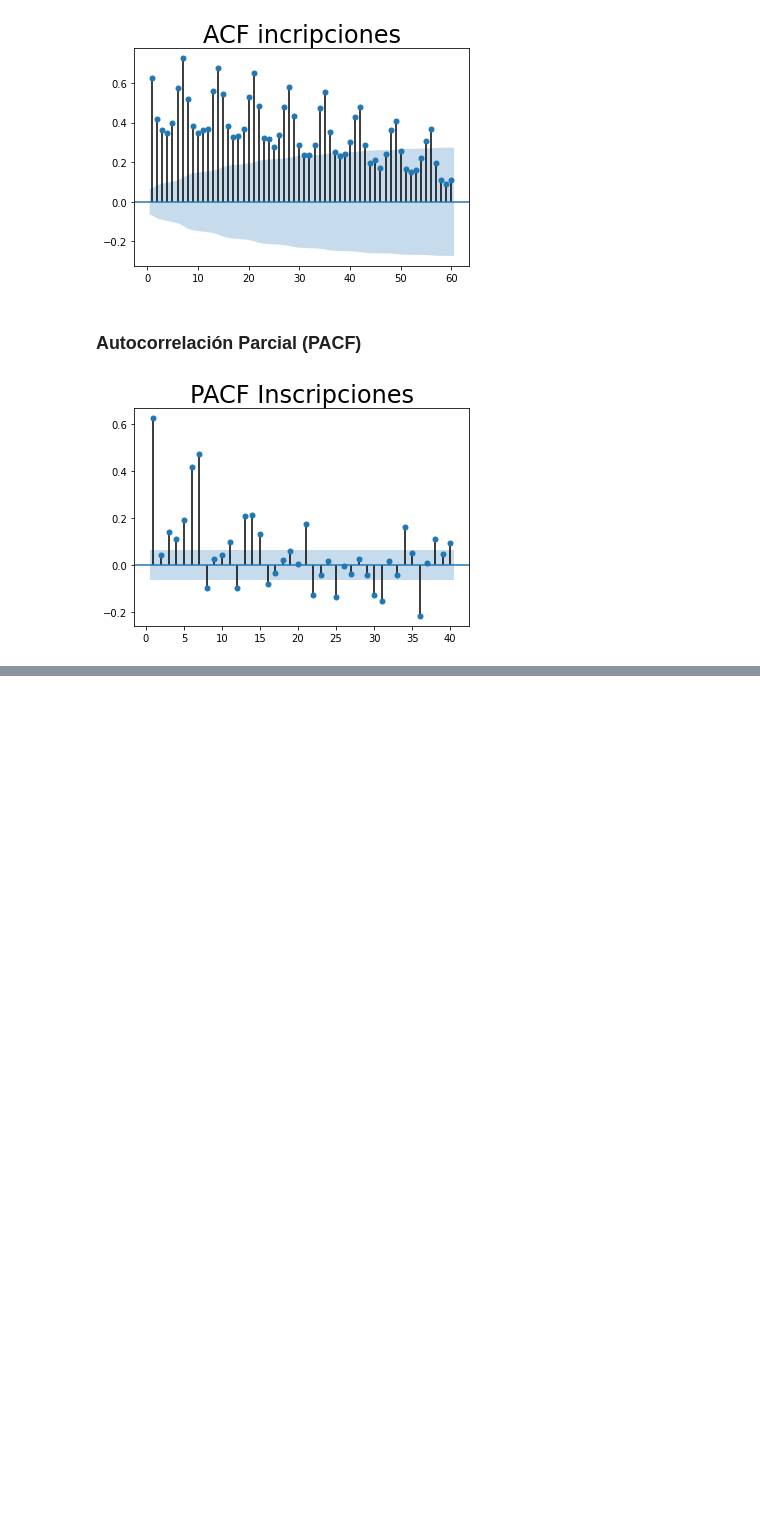
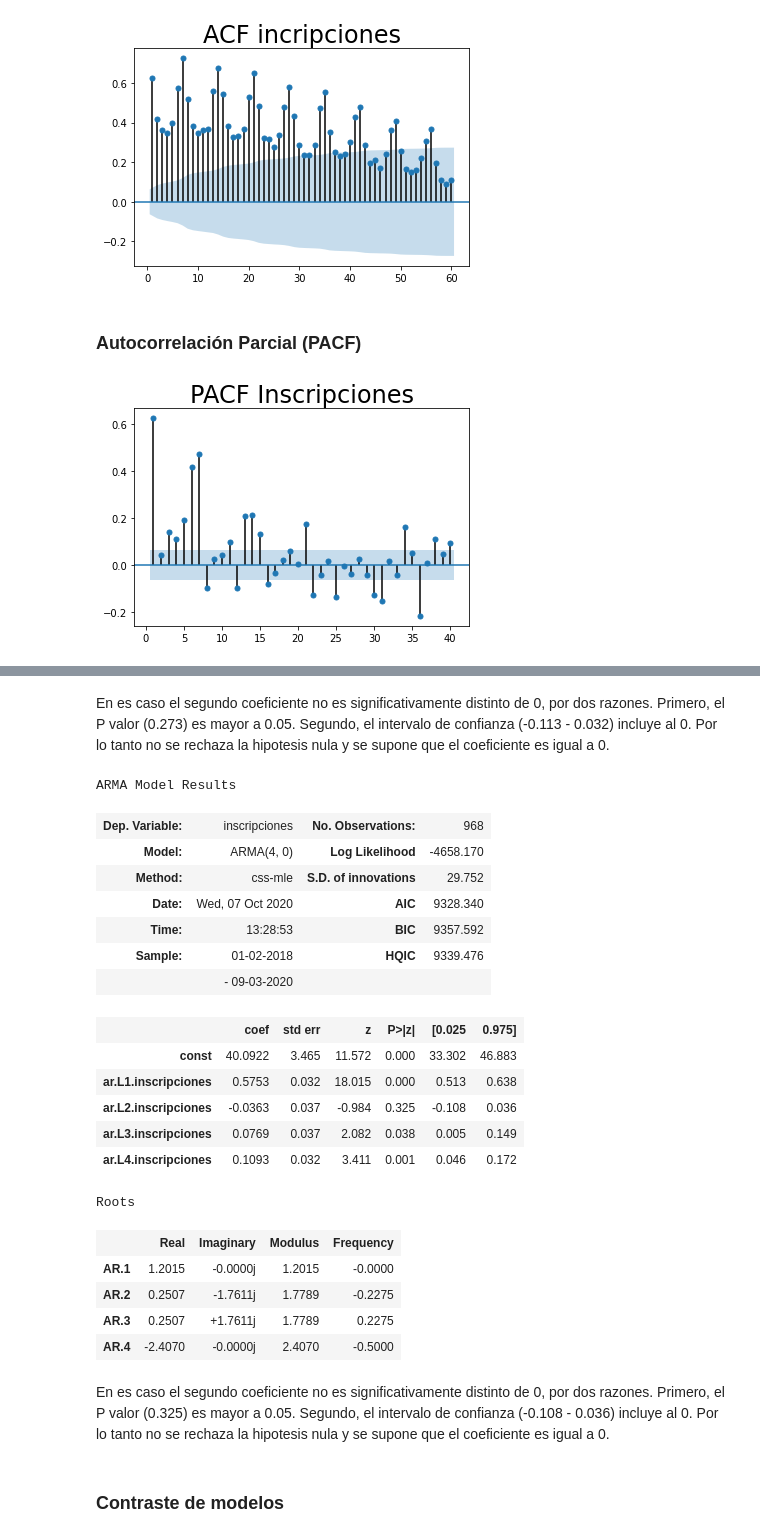
Before and after one commit to cccg8105/notebook_AD, a Jupyter notebook: Frecuencia inscripciones/ModeloAutoregresivo.ipynb, the cells around one changed output, grey strips where cells are left out. Saved outputs shown, nothing was run; the diff lists cells and outputs as text; code cells hidden in the pictures; blank space fills up the shorter version.

```diff
--- a/Frecuencia inscripciones/ModeloAutoregresivo.ipynb
+++ b/Frecuencia inscripciones/ModeloAutoregresivo.ipynb
@@ -59,0 +148,31 @@ plt.show()
+# %% [markdown]
+En es caso el segundo coeficiente no es significativamente distinto de 0, por dos razones. Primero, el P valor (0.273) es mayor a 0.05. Segundo, el intervalo de confianza (-0.113 - 0.032) incluye al 0. Por lo tanto no se rechaza la hipotesis nula y se supone que el coeficiente es igual a 0.
+# %%
+model_ar_4 = ARMA(dfAR.inscripciones, order=[4,0])
+results_ar_4 = model_ar_4.fit()
+results_ar_4.summary()
+# %% [output]
+ARMA Model Results
+| Dep. Variable: | inscripciones | No. Observations: | 968 |
+| Model: | ARMA(4, 0) | Log Likelihood | -4658.170 |
+| Method: | css-mle | S.D. of innovations | 29.752 |
+| Date: | Wed, 07 Oct 2020 | AIC | 9328.340 |
+| Time: | 13:28:53 | BIC | 9357.592 |
+| Sample: | 01-02-2018 | HQIC | 9339.476 |
+|  | - 09-03-2020 |  |  |
+|  | coef | std err | z | P>|z| | [0.025 | 0.975] |
+| const | 40.0922 | 3.465 | 11.572 | 0.000 | 33.302 | 46.883 |
+| ar.L1.inscripciones | 0.5753 | 0.032 | 18.015 | 0.000 | 0.513 | 0.638 |
+| ar.L2.inscripciones | -0.0363 | 0.037 | -0.984 | 0.325 | -0.108 | 0.036 |
+| ar.L3.inscripciones | 0.0769 | 0.037 | 2.082 | 0.038 | 0.005 | 0.149 |
+| ar.L4.inscripciones | 0.1093 | 0.032 | 3.411 | 0.001 | 0.046 | 0.172 |
+Roots
+|  | Real | Imaginary | Modulus | Frequency |
+| AR.1 | 1.2015 | -0.0000j | 1.2015 | -0.0000 |
+| AR.2 | 0.2507 | -1.7611j | 1.7789 | -0.2275 |
+| AR.3 | 0.2507 | +1.7611j | 1.7789 | 0.2275 |
+| AR.4 | -2.4070 | -0.0000j | 2.4070 | -0.5000 |
+# %% [markdown]
+En es caso el segundo coeficiente no es significativamente distinto de 0, por dos razones. Primero, el P valor (0.325) es mayor a 0.05. Segundo, el intervalo de confianza (-0.108 - 0.036) incluye al 0. Por lo tanto no se rechaza la hipotesis nula y se supone que el coeficiente es igual a 0.
+# %% [markdown]
+### Contraste de modelos
```
Also changed, not shown: parts of 21 cells of this notebook.
